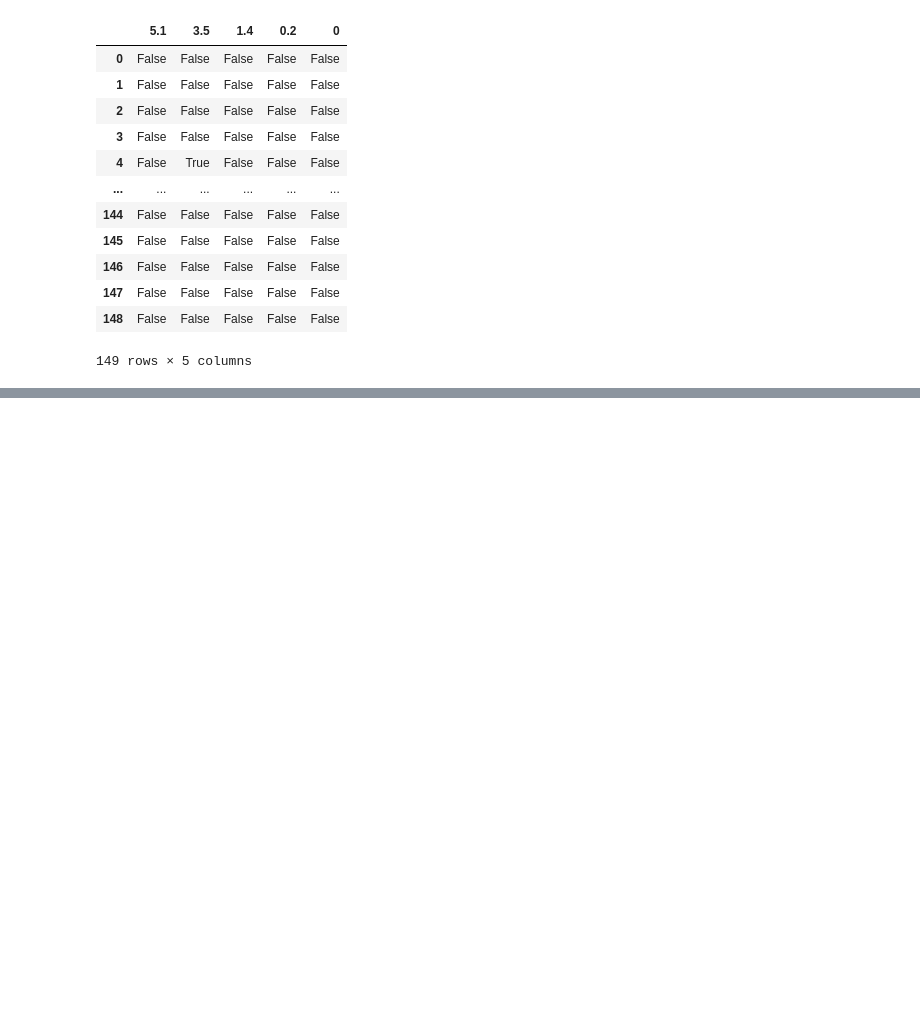
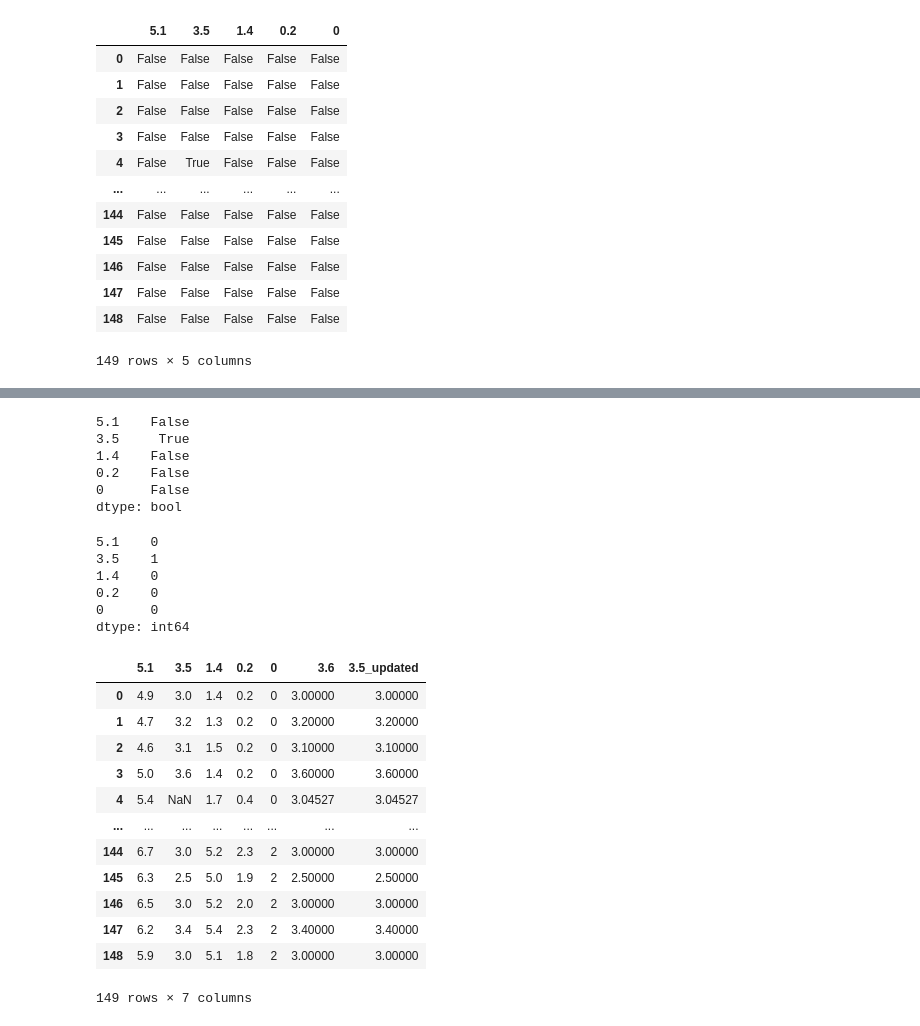
Before and after one commit to Snarendra16/Python, a Jupyter notebook: 13_Data_Analysis/panda2.ipynb, the cells around one changed output, grey strips where cells are left out. Saved outputs shown, nothing was run; the diff lists cells and outputs as text; code cells hidden in the pictures; blank space fills up the shorter version.

```diff
--- a/13_Data_Analysis/panda2.ipynb
+++ b/13_Data_Analysis/panda2.ipynb
@@ -77,0 +93,36 @@ df.isnull()
+# %%
+df.isnull().any()
+# %% [output]
+5.1    False
+3.5     True
+1.4    False
+0.2    False
+0      False
+dtype: bool
+# %%
+df.isnull().sum()
+# %% [output]
+5.1    0
+3.5    1
+1.4    0
+0.2    0
+0      0
+dtype: int64
+# %%
+df['3.5_updated']=df['3.5'].fillna(df['3.5'].mean())
+# %%
+df
+# %% [output]
+|  | 5.1 | 3.5 | 1.4 | 0.2 | 0 | 3.6 | 3.5_updated |
+| 0 | 4.9 | 3.0 | 1.4 | 0.2 | 0 | 3.00000 | 3.00000 |
+| 1 | 4.7 | 3.2 | 1.3 | 0.2 | 0 | 3.20000 | 3.20000 |
+| 2 | 4.6 | 3.1 | 1.5 | 0.2 | 0 | 3.10000 | 3.10000 |
+| 3 | 5.0 | 3.6 | 1.4 | 0.2 | 0 | 3.60000 | 3.60000 |
+| 4 | 5.4 | NaN | 1.7 | 0.4 | 0 | 3.04527 | 3.04527 |
+| ... | ... | ... | ... | ... | ... | ... | ... |
+| 144 | 6.7 | 3.0 | 5.2 | 2.3 | 2 | 3.00000 | 3.00000 |
+| 145 | 6.3 | 2.5 | 5.0 | 1.9 | 2 | 2.50000 | 2.50000 |
+| 146 | 6.5 | 3.0 | 5.2 | 2.0 | 2 | 3.00000 | 3.00000 |
+| 147 | 6.2 | 3.4 | 5.4 | 2.3 | 2 | 3.40000 | 3.40000 |
+| 148 | 5.9 | 3.0 | 5.1 | 1.8 | 2 | 3.00000 | 3.00000 |
+149 rows × 7 columns
```
Also changed, not shown: parts of 15 cells of this notebook, 5 other files.
